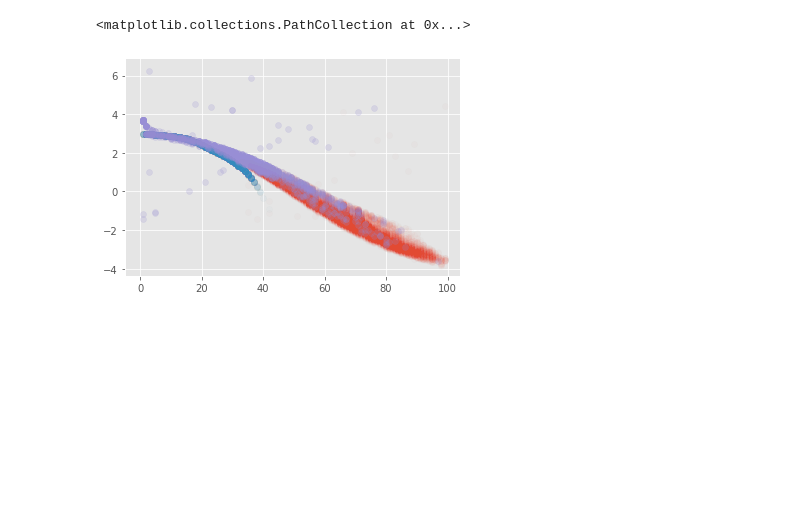
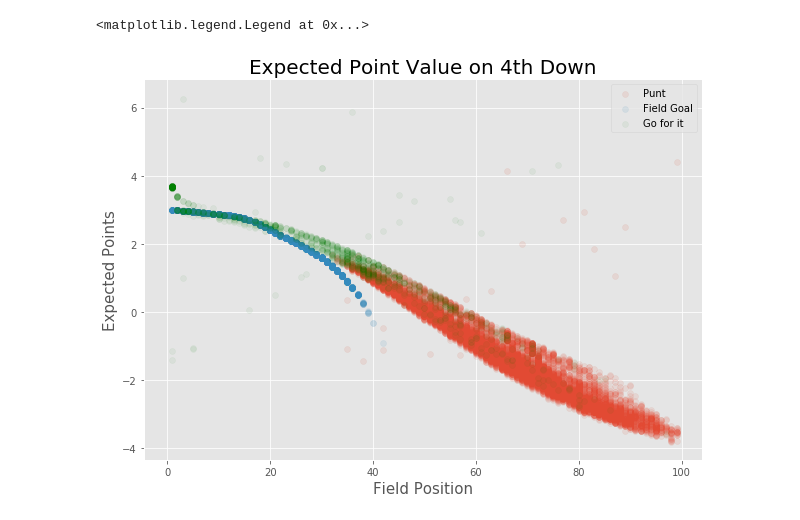
Before and after one commit to morganabbitt/NFL-Analytics, a Jupyter notebook: notebooks/data_cleaning.ipynb, the cells around one changed output. Saved outputs shown, nothing was run; the diff lists cells and outputs as text; code cells hidden in the pictures; blank space fills up the shorter version.

Commit message:
changes to data cleaning and more plots

```diff
--- a/notebooks/data_cleaning.ipynb
+++ b/notebooks/data_cleaning.ipynb
@@ -21,7 +41,7 @@ df = df[['play_id', 'game_id', 'home_team', 'away_team', 'posteam', 'posteam_typ
 ,'game_date', 'game_seconds_remaining', 'drive', 'sp', 'qtr', 'down', 'goal_to_go', 'time', 'yrdln', 'ydstogo',
 'total_home_score', 'total_away_score', 'posteam_score', 'defteam_score', 'ep', 'epa', 'wp', 'play_type',
 'third_down_converted', 'third_down_failed', 'fourth_down_converted', 'fourth_down_failed', 'penalty', 'touchdown',
-'quarter_end']]
+'quarter_end', 'field_goal_result', 'kick_distance']]
 # %%
 df = df[(df['qtr'] == 1.0) | (df['qtr'] == 3.0)]
 df = df[df['quarter_end'] == 0]
@@ -35,7 +55,7 @@ def clean_data(filepath):
         'game_date', 'game_seconds_remaining', 'drive', 'sp', 'qtr', 'down', 'goal_to_go', 'time', 'yrdln', 'ydstogo',
         'total_home_score', 'total_away_score', 'posteam_score', 'defteam_score', 'ep', 'epa', 'wp', 'play_type',
         'third_down_converted', 'third_down_failed', 'fourth_down_converted', 'fourth_down_failed', 'penalty', 'touchdown',
-        'quarter_end']
+        'quarter_end', 'field_goal_result', 'kick_distance']
     #grabbing all important columns
     df = df[lst_cols]
     #grabbing only the 1st and third quarters to avoid time constraints and large leads
@@ -45,6 +65,7 @@ def clean_data(filepath):
     #gets rid of plays that are extra points or kick offs
     df = df[df['down'].notna()]
     #returns df with all downs from quarters 1 and 3
+    df['field_goal_result'] = df['field_goal_result'].replace({'missed': 0, 'made': 1, 'blocked':0}).fillna(0)
     return df
 # %%
 #uses clean df to grab all 4th downs
@@ -112,8 +98,12 @@ pass_or_run
 # %%
-fig, ax = plt.subplots()
-plt.scatter(fourths[fourths['play_type'] == 'punt']['yardline_100'].values, fourths[fourths['play_type'] == 'punt']['ep'].values,alpha=0.02)
-plt.scatter(fourths[fourths['play_type'] == 'field_goal']['yardline_100'].values, fourths[fourths['play_type'] == 'field_goal']['ep'].values, alpha=0.02)
-plt.scatter(pass_or_run['yardline_100'].values, pass_or_run['ep'].values, alpha=0.2)
+fig, ax = plt.subplots(figsize=(10, 7))
+plt.title('Expected Point Value on 4th Down', size=20)
+plt.xlabel('Field Position', size=15)
+plt.ylabel('Expected Points', size=15)
+plt.scatter(fourths[fourths['play_type'] == 'punt']['yardline_100'].values, fourths[fourths['play_type'] == 'punt']['ep'].values,alpha=0.1, label='Punt')
+plt.scatter(fourths[fourths['play_type'] == 'field_goal']['yardline_100'].values, fourths[fourths['play_type'] == 'field_goal']['ep'].values, alpha=0.1, label='Field Goal')
+plt.scatter(pass_or_run['yardline_100'].values, pass_or_run['ep'].values, alpha=0.05, c='green', label='Go for it')
+plt.legend()
 # %% [output]
-<matplotlib.collections.PathCollection at 0x...>
+<matplotlib.legend.Legend at 0x...>
-[figure, old version]
+[figure, new version]
```
Also changed, not shown: parts of 12 cells of this notebook.
